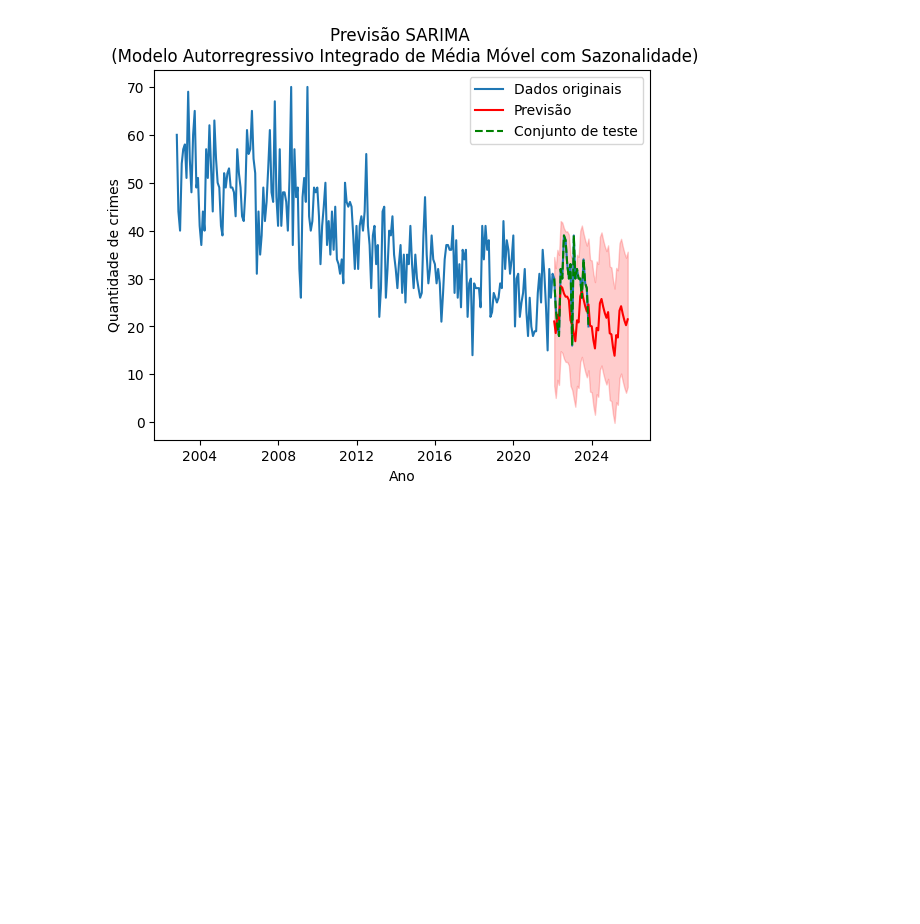
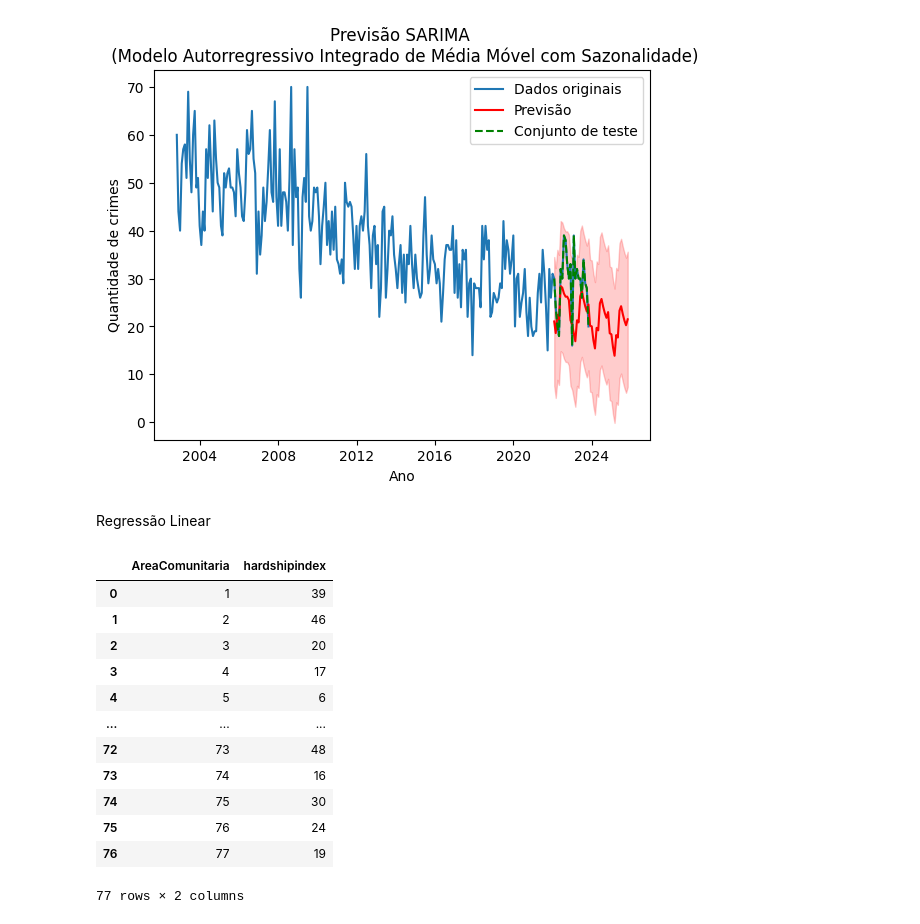
Before and after one commit to RonaldoSouzaChaves/ProjetoIntegrador3, a Jupyter notebook: Machine Learning.ipynb, the cells around one changed output. Cells and saved outputs as stored; diff of their text form; code cells hidden in the pictures; blank space fills up the shorter version.

```diff
--- a/Machine Learning.ipynb
+++ b/Machine Learning.ipynb
@@ -277,3 +320,22 @@ plt.legend()
 plt.show()
 # %% [output]
 [figure]
+# %% [markdown]
+Regressão Linear
+# %%
+hardship_index = pd.read_csv('C:/Users/51051056/Downloads/hardship_index.csv', sep=';')
+hardship_index
+# %% [output]
+|  | AreaComunitaria | hardshipindex |
+| 0 | 1 | 39 |
+| 1 | 2 | 46 |
+| 2 | 3 | 20 |
+| 3 | 4 | 17 |
+| 4 | 5 | 6 |
+| ... | ... | ... |
+| 72 | 73 | 48 |
+| 73 | 74 | 16 |
+| 74 | 75 | 30 |
+| 75 | 76 | 24 |
+| 76 | 77 | 19 |
+77 rows × 2 columns
```
Also changed, not shown: parts of 6 cells of this notebook.
